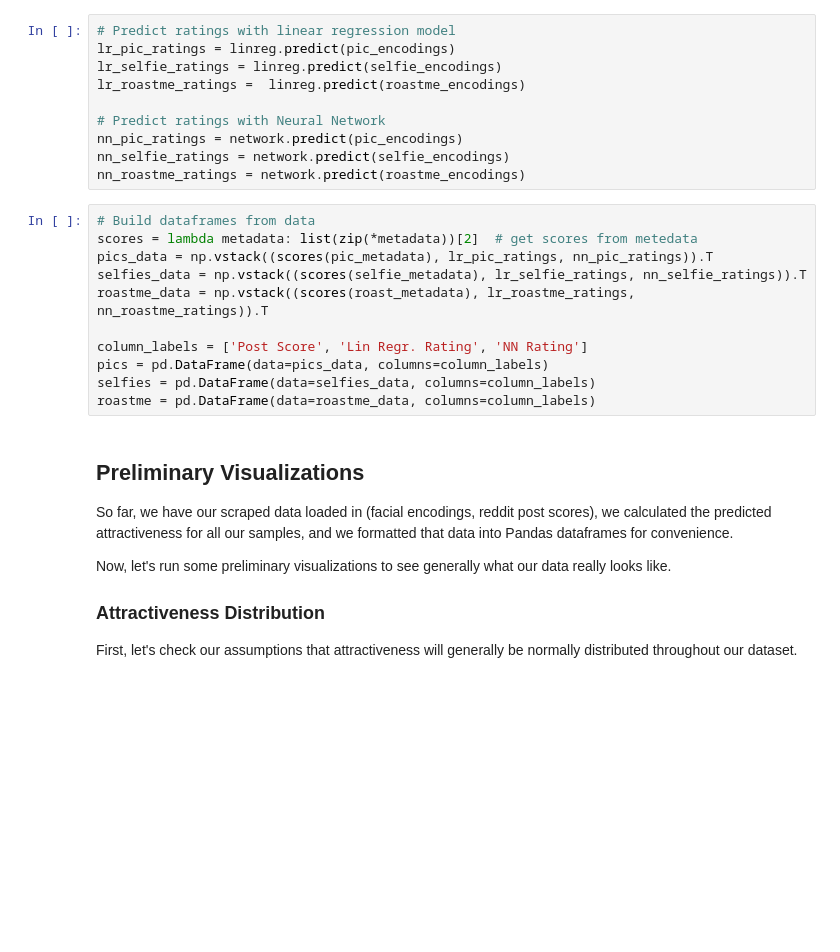
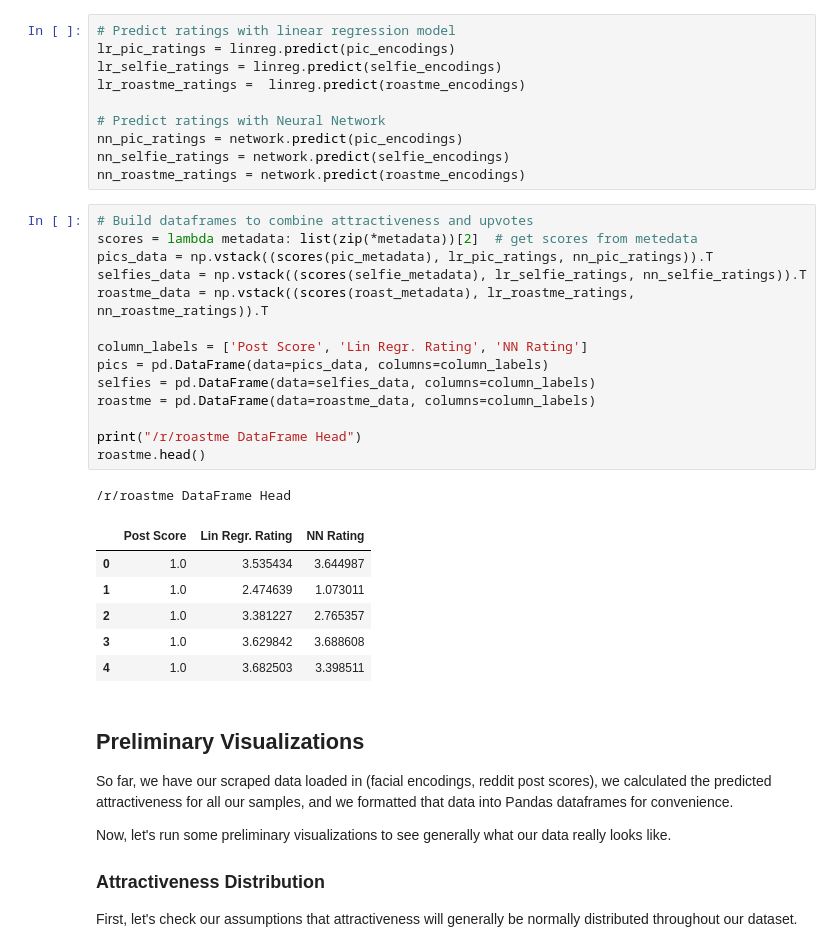
Before and after one commit to davidhaas6/attractiveness-regression, a Jupyter notebook: phase_3.ipynb, the cells around one changed output. Saved outputs shown, nothing was run; the diff lists cells and outputs as text; blank space fills up the shorter version.

```diff
--- a/phase_3.ipynb
+++ b/phase_3.ipynb
@@ -57,16 +57,27 @@ nn_pic_ratings = network.predict(pic_encodings)
 nn_selfie_ratings = network.predict(selfie_encodings)
 nn_roastme_ratings = network.predict(roastme_encodings)
 # %%
-# Build dataframes from data
+# Build dataframes to combine attractiveness and upvotes
 scores = lambda metadata: list(zip(*metadata))[2]  # get scores from metedata
 pics_data = np.vstack((scores(pic_metadata), lr_pic_ratings, nn_pic_ratings)).T
 selfies_data = np.vstack((scores(selfie_metadata), lr_selfie_ratings, nn_selfie_ratings)).T
 roastme_data = np.vstack((scores(roast_metadata), lr_roastme_ratings, nn_roastme_ratings)).T
 
 column_labels = ['Post Score', 'Lin Regr. Rating', 'NN Rating']
 pics = pd.DataFrame(data=pics_data, columns=column_labels)
 selfies = pd.DataFrame(data=selfies_data, columns=column_labels)
 roastme = pd.DataFrame(data=roastme_data, columns=column_labels)
+
+print("/r/roastme DataFrame Head")
+roastme.head()
+# %% [output]
+/r/roastme DataFrame Head
+|  | Post Score | Lin Regr. Rating | NN Rating |
+| 0 | 1.0 | 3.535434 | 3.644987 |
+| 1 | 1.0 | 2.474639 | 1.073011 |
+| 2 | 1.0 | 3.381227 | 2.765357 |
+| 3 | 1.0 | 3.629842 | 3.688608 |
+| 4 | 1.0 | 3.682503 | 3.398511 |
 # %% [markdown]
 ## Preliminary Visualizations
 So far, we have our scraped data loaded in (facial encodings, reddit post scores), we calculated the predicted attractiveness for all our samples, and we formatted that data into Pandas dataframes for convenience.
```
Also changed, not shown: parts of 5 cells of this notebook.
